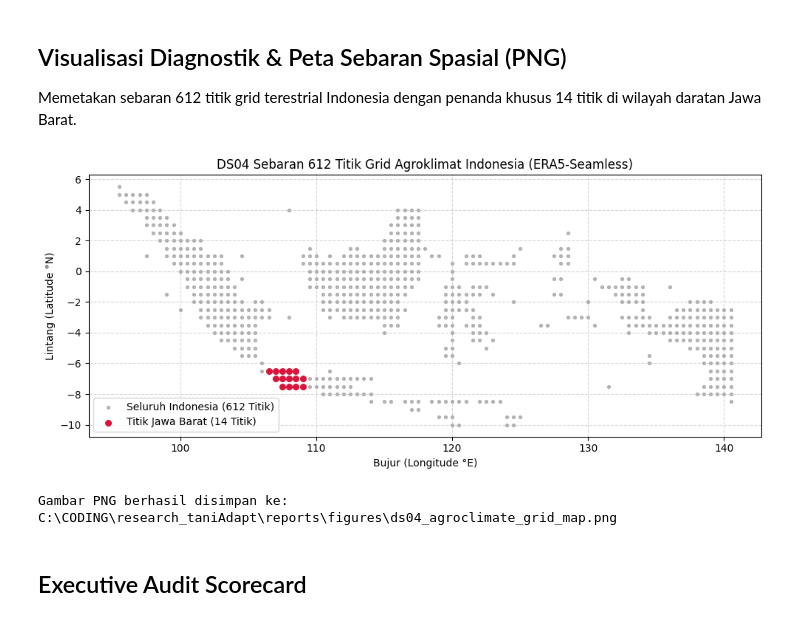
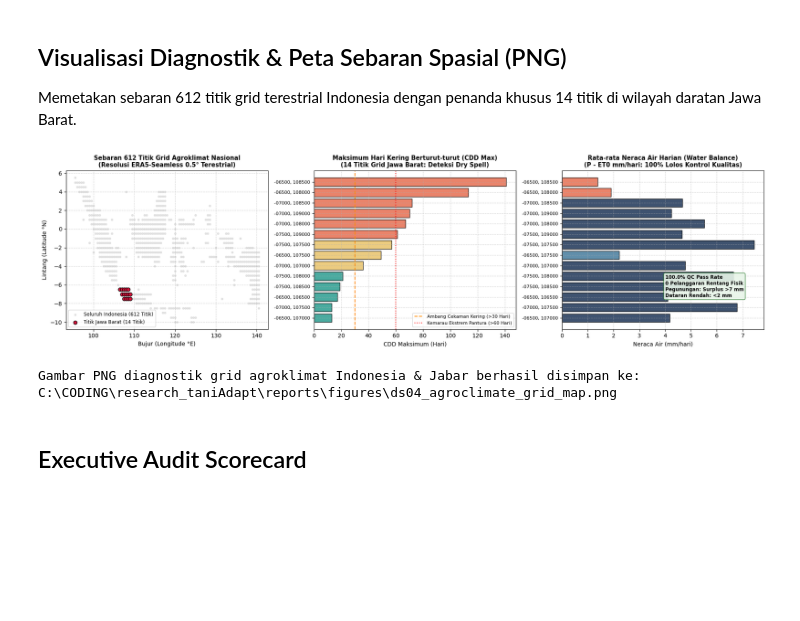
Before and after one commit to fathirrizkifadillah/research_taniadapt, a Jupyter notebook: notebook/04_indonesia_agroclimatic.ipynb, the cells around one changed output. Cells and saved outputs as stored; diff of their text form; code cells hidden in the pictures; blank space fills up the shorter version.

```diff
--- a/notebook/04_indonesia_agroclimatic.ipynb
+++ b/notebook/04_indonesia_agroclimatic.ipynb
@@ -123,24 +167,52 @@ Dimensi Data Agroklimat Harian Riil (agroclimate_with_indicators.parquet): 2,235
 ## Visualisasi Diagnostik & Peta Sebaran Spasial (PNG)
 Memetakan sebaran 612 titik grid terestrial Indonesia dengan penanda khusus 14 titik di wilayah daratan Jawa Barat.
 # %%
-plt.figure(figsize=(10, 4.5))
-plt.scatter(df_grid['longitude'], df_grid['latitude'], c='grey', s=8, alpha=0.5, label='Seluruh Indonesia (612 Titik)')
-plt.scatter(df_jabar_grid['longitude'], df_jabar_grid['latitude'], c='crimson', s=30, label=f'Titik Jawa Barat ({len(df_jabar_grid)} Titik)')
+fig, (ax1, ax2, ax3) = plt.subplots(1, 3, figsize=(18, 5))
 
-plt.title("DS04 Sebaran 612 Titik Grid Agroklimat Indonesia (ERA5-Seamless)")
-plt.xlabel("Bujur (Longitude °E)")
-plt.ylabel("Lintang (Latitude °N)")
-plt.legend(loc='lower left')
-plt.grid(True, linestyle='--', alpha=0.5)
+# --- PANEL 1: SEBARAN 612 TITIK GRID NASIONAL & 14 TITIK JAWA BARAT ---
+ax1.scatter(df_grid['longitude'], df_grid['latitude'], c='lightgrey', s=10, alpha=0.6, label='Seluruh Indonesia (612 Titik)')
+ax1.scatter(df_jabar_grid['longitude'], df_jabar_grid['latitude'], c='crimson', s=40, edgecolor='black', label=f'Titik Jawa Barat ({len(df_jabar_grid)} Titik)')
+ax1.set_title("Sebaran 612 Titik Grid Agroklimat Nasional\n(Resolusi ERA5-Seamless 0.5° Terestrial)", fontsize=10.5, fontweight='bold')
+ax1.set_xlabel("Bujur (Longitude °E)", fontsize=10)
+ax1.set_ylabel("Lintang (Latitude °N)", fontsize=10)
+ax1.legend(loc='lower left', fontsize=8.5)
+ax1.grid(True, linestyle='--', alpha=0.5)
+
+# --- PANEL 2: PERINGKAT HARI KERING BERTURUT-TURUT (CDD MAX) PADA 14 TITIK JABAR ---
+cdd_sorted = df_jabar_daily.groupby('grid_id')['consecutive_dry_days'].max().sort_values()
+grid_labels = [g.replace('GRID_', '').replace('_+', ', ') for g in cdd_sorted.index]
+colors_cdd = ['#2a9d8f' if v < 30 else '#e9c46a' if v < 60 else '#e76f51' for v in cdd_sorted.values]
+bars_cdd = ax2.barh(range(len(cdd_sorted)), cdd_sorted.values, color=colors_cdd, edgecolor='black', alpha=0.85)
+ax2.axvline(30, color='darkorange', linestyle='--', linewidth=1.5, label='Ambang Cekaman Kering (>30 Hari)')
+ax2.axvline(60, color='red', linestyle=':', linewidth=1.5, label='Kemarau Ekstrem Pantura (>60 Hari)')
+ax2.set_yticks(range(len(cdd_sorted)))
+ax2.set_yticklabels(grid_labels, fontsize=8)
+ax2.set_title("Maksimum Hari Kering Berturut-turut (CDD Max)\n(14 Titik Grid Jawa Barat: Deteksi Dry Spell)", fontsize=10.5, fontweight='bold')
+ax2.set_xlabel("CDD Maksimum (Hari)", fontsize=10)
+ax2.legend(loc='lower right', fontsize=8)
+ax2.grid(True, linestyle='--', alpha=0.5)
+
+# --- PANEL 3: NERACA AIR HARIAN & KONTROL KUALITAS QC ---
+wb_sorted = df_jabar_daily.groupby('grid_id')['water_balance'].mean().loc[cdd_sorted.index]
+colors_wb = ['#1d3557' if v >= 4 else '#457b9d' if v >= 2 else '#e76f51' for v in wb_sorted.values]
+bars_wb = ax3.barh(range(len(wb_sorted)), wb_sorted.values, color=colors_wb, edgecolor='black', alpha=0.85)
+ax3.set_yticks(range(len(wb_sorted)))
+ax3.set_yticklabels(grid_labels, fontsize=8)
+ax3.set_title("Rata-rata Neraca Air Harian (Water Balance)\n(P - ET0 mm/hari: 100% Lolos Kontrol Kualitas)", fontsize=10.5, fontweight='bold')
+ax3.set_xlabel("Neraca Air (mm/hari)", fontsize=10)
+ax3.grid(True, linestyle='--', alpha=0.5)
+ax3.annotate('100.0% QC Pass Rate\n0 Pelanggaran Rentang Fisik\nPegunungan: Surplus >7 mm\nDataran Rendah: <2 mm',
+             xy=(4.0, 2), fontsize=8.5, fontweight='bold',
+             bbox=dict(boxstyle="round,pad=0.3", fc="#e8f5e9", ec="#2e7d32", alpha=0.9))
+
 plt.tight_layout()
-
 png_out = FIGURES_DIR / "ds04_agroclimate_grid_map.png"
 plt.savefig(png_out, dpi=150)
 plt.show()
-print(f"Gambar PNG berhasil disimpan ke: {png_out}")
+print(f"Gambar PNG diagnostik grid agroklimat Indonesia & Jabar berhasil disimpan ke: {png_out}")
 # %% [output]
-[figure, old version]
+[figure, new version]
-Gambar PNG berhasil disimpan ke: C:\CODING\research_taniAdapt\reports\figures\ds04_agroclimate_grid_map.png
+Gambar PNG diagnostik grid agroklimat Indonesia & Jabar berhasil disimpan ke: C:\CODING\research_taniAdapt\reports\figures\ds04_agroclimate_grid_map.png
 # %% [markdown]
 ## Executive Audit Scorecard
 # %%
```
Also changed, not shown: parts of 1 cell of this notebook, 20 other files.
